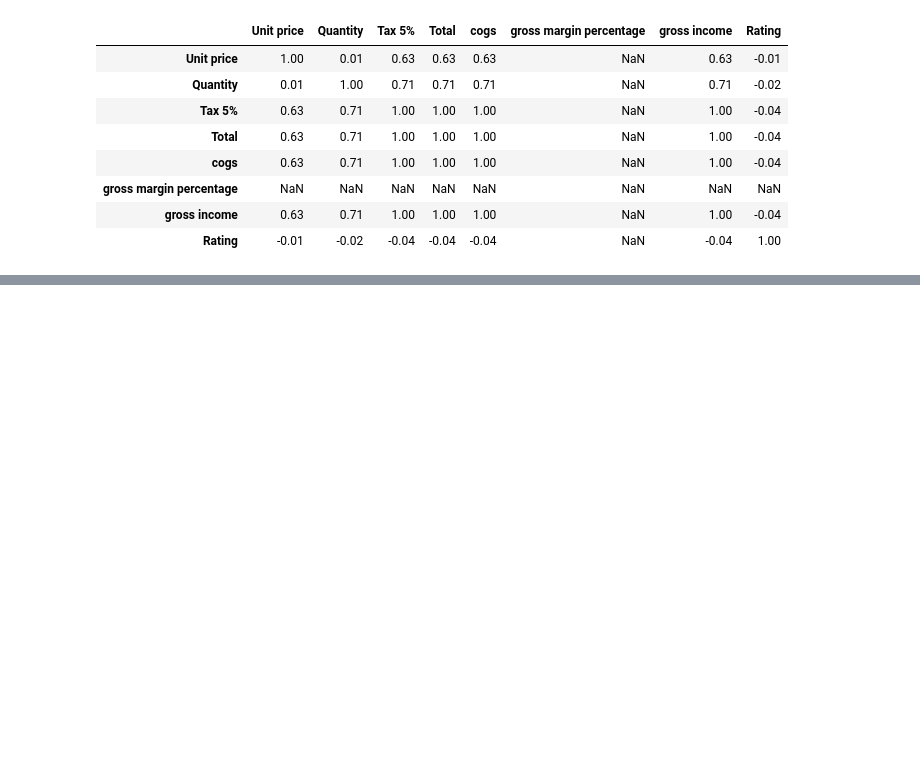
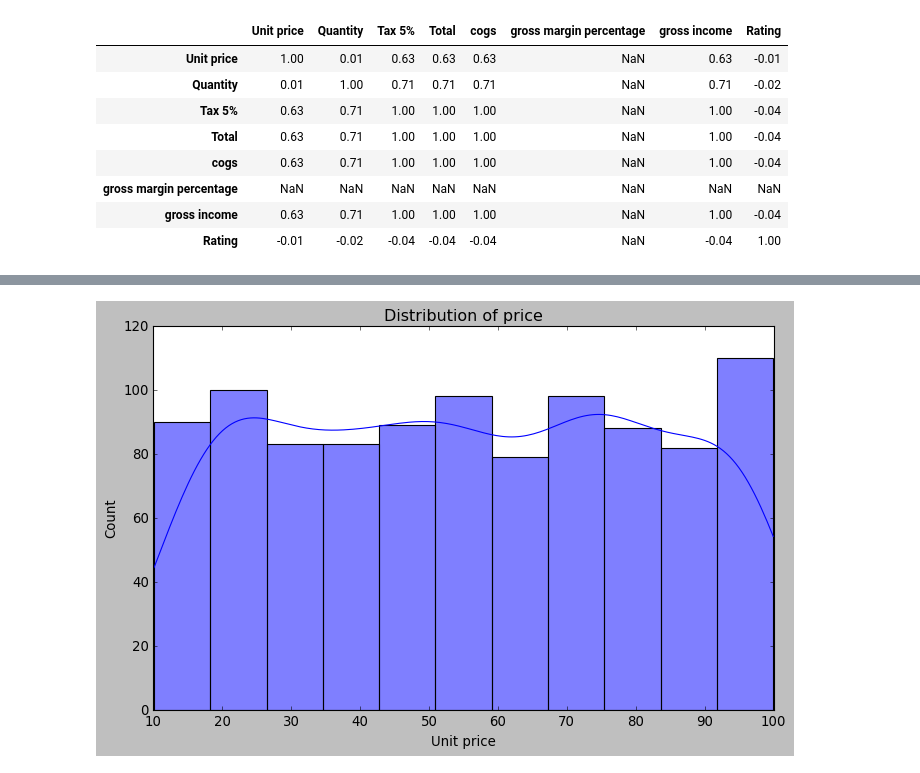
Before and after one commit to FariH004/Supermarket-Sales-Analysis, a Jupyter notebook: code.ipynb, the cells around one changed output, grey strips where cells are left out. Saved outputs shown, nothing was run; the diff lists cells and outputs as text; code cells hidden in the pictures; blank space fills up the shorter version.

```diff
--- a/code.ipynb
+++ b/code.ipynb
@@ -261,0 +276,7 @@ sns.scatterplot(x='Rating', y='gross income', data=sales)
+# %%
+plt.figure(figsize=(10,6))
+plt.title('Distribution of price')
+sns.histplot(sales['Unit price'],color='Blue',kde=True)
+plt.show()
+# %% [output]
+[figure, added]
```
Also changed, not shown: parts of 22 cells of this notebook.
